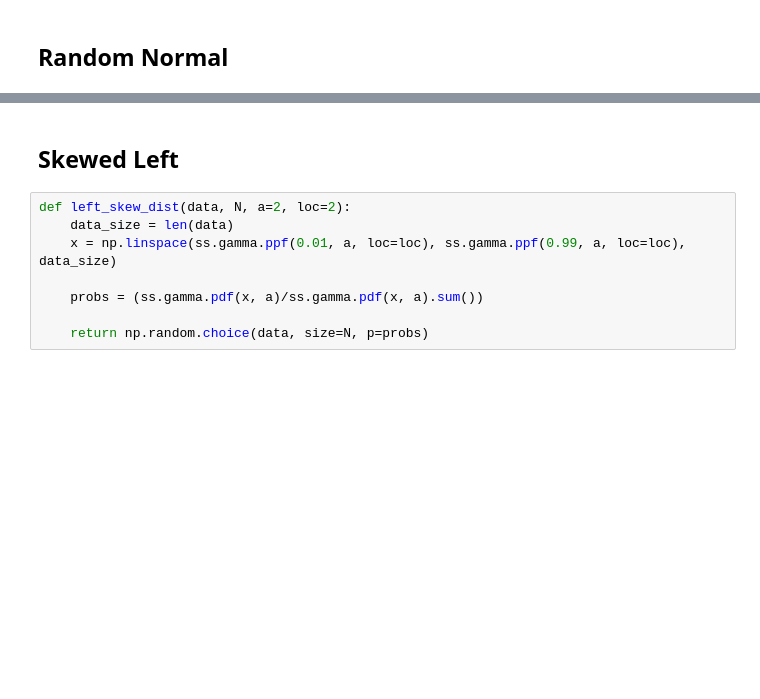
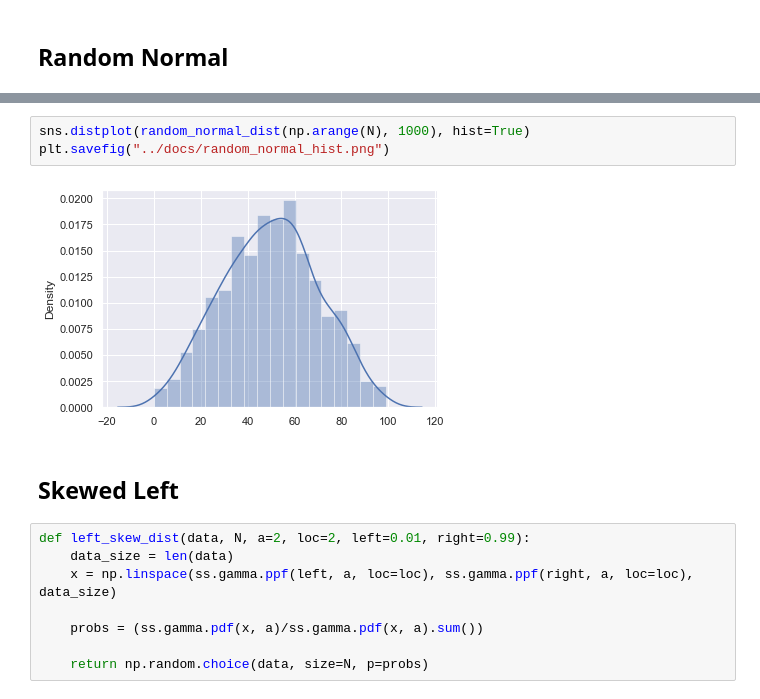
Before and after one commit to deka108/samplegen, a Jupyter notebook: notebooks/Generate Data.ipynb, the cells around one changed output, grey strips where cells are left out. Drawn from its saved outputs; the diff is of its cells as text; blank space fills up the shorter version.

```diff
--- a/notebooks/Generate Data.ipynb
+++ b/notebooks/Generate Data.ipynb
@@ -85,9 +95,14 @@ sns.countplot(random_normal_dist(np.arange(N), 100))
+# %%
+sns.distplot(random_normal_dist(np.arange(N), 1000), hist=True)
+plt.savefig("../docs/random_normal_hist.png")
+# %% [output]
+[figure, added]
 # %% [markdown]
 ## Skewed Left
 # %%
-def left_skew_dist(data, N, a=2, loc=2):
+def left_skew_dist(data, N, a=2, loc=2, left=0.01, right=0.99):
     data_size = len(data)
-    x = np.linspace(ss.gamma.ppf(0.01, a, loc=loc), ss.gamma.ppf(0.99, a, loc=loc), data_size)
+    x = np.linspace(ss.gamma.ppf(left, a, loc=loc), ss.gamma.ppf(right, a, loc=loc), data_size)
 
     probs = (ss.gamma.pdf(x, a)/ss.gamma.pdf(x, a).sum())
 
```
Also changed, not shown: parts of 24 cells of this notebook, 9 other files.
